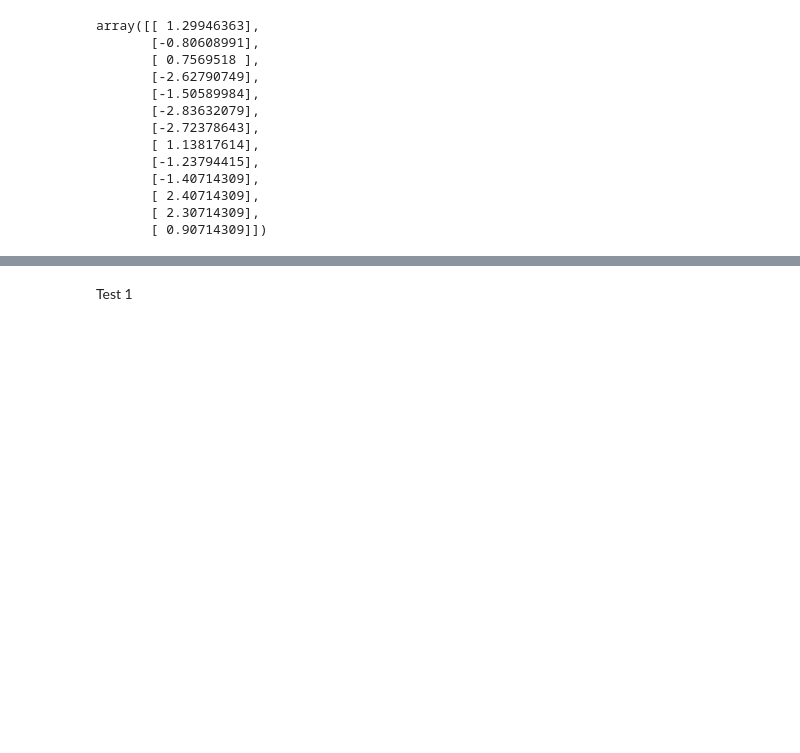
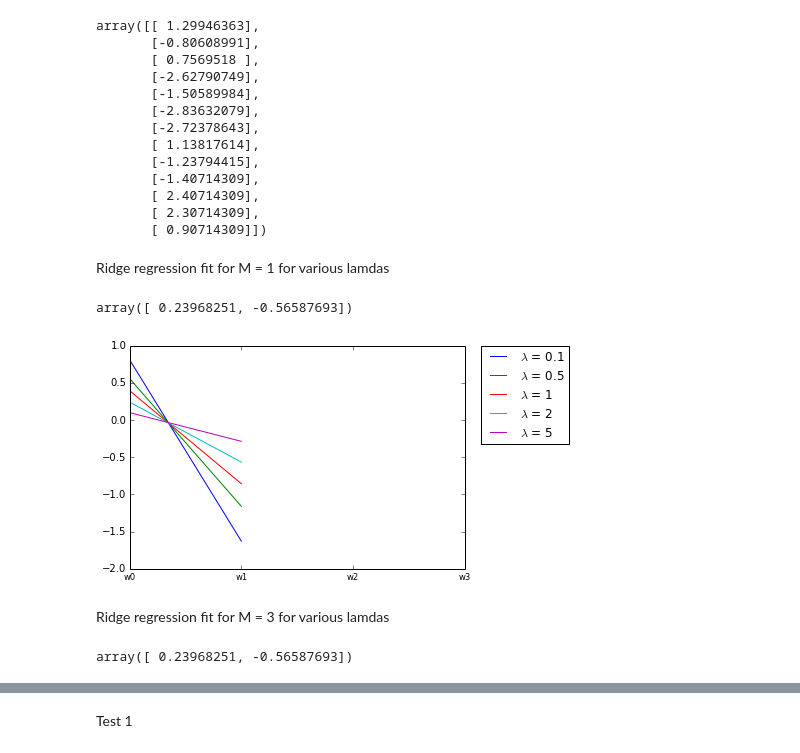
Before and after one commit to Divyagash/Class-6, a Jupyter notebook: PythonFiles/HW1.ipynb, the cells around one changed output, grey strips where cells are left out. Cells and saved outputs as stored; diff of their text form; code cells hidden in the pictures; blank space fills up the shorter version.

```diff
--- a/PythonFiles/HW1.ipynb
+++ b/PythonFiles/HW1.ipynb
@@ -876,3 +877,41 @@ def ridgeRegression(X,y,lambdaShrink,m):
     mle = np.inner(np.dot(np.linalg.inv(np.dot(np.transpose(designMat),designMat)+lambdaShrink*np.identity(m+1)),np.transpose(designMat)),yCentered)
     fittedValues = np.dot(designMat,np.transpose(mle))
     return(mle,fittedValues)
+# %% [markdown]
+Ridge regression fit for M = 1 for various lamdas
+# %%
+RRLambda0_1M1 = ridgeRegression(X,Y,0.1,1)[0]
+RRLambda0_5M1 = ridgeRegression(X,Y,0.5,1)[0]
+RRLambda1M1 = ridgeRegression(X,Y,1,1)[0]
+RRLambda2M1 = ridgeRegression(X,Y,2,1)[0]
+RRLambda5M1 = ridgeRegression(X,Y,5,1)[0]
+W1 = ['w0','w1']
+RRLambda2M1
+# %% [output]
+array([ 0.23968251, -0.56587693])
+# %%
+#plt.bar(range(len(t12)), t12, align='center')
+#plt.xticks(range(len(t12)), t11, size='small')
+#plt.show()
+plt.plot(range(len(RRLambda0_1M1)),RRLambda0_1M1,label='$\lambda$ = 0.1')
+plt.plot(range(len(RRLambda0_5M1)),RRLambda0_5M1,label='$\lambda$ = 0.5')
+plt.plot(range(len(RRLambda1M1)),RRLambda1M1,label='$\lambda$ = 1')
+plt.plot(range(len(RRLambda2M1)),RRLambda2M1,label='$\lambda$ = 2')
+plt.plot(range(len(RRLambda5M1)),RRLambda5M1,label='$\lambda$ = 5')
+plt.xticks(range(len(W1)),W1, size='small')
+plt.legend(bbox_to_anchor=(1.05, 1), loc=2, borderaxespad=0.)
+plt.show()
+# %% [output]
+[figure, added]
+# %% [markdown]
+Ridge regression fit for M = 3 for various lamdas
+# %%
+RRLambda0_1M3 = ridgeRegression(X,Y,0.1,3)[0]
+RRLambda0_5M3 = ridgeRegression(X,Y,0.5,3)[0]
+RRLambda1M3 = ridgeRegression(X,Y,1,3)[0]
+RRLambda2M3 = ridgeRegression(X,Y,2,3)[0]
+RRLambda5M3 = ridgeRegression(X,Y,5,3)[0]
+W1 = ['w0','w1','w2','w3']
+RRLambda2M1
+# %% [output]
+array([ 0.23968251, -0.56587693])
```
Also changed, not shown: parts of 61 cells of this notebook.
